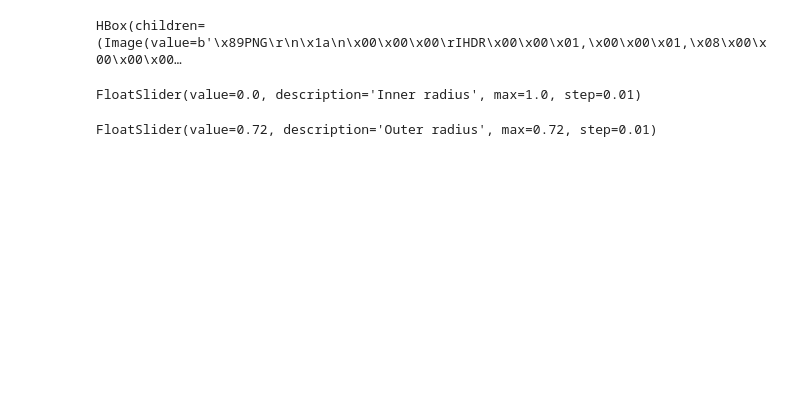
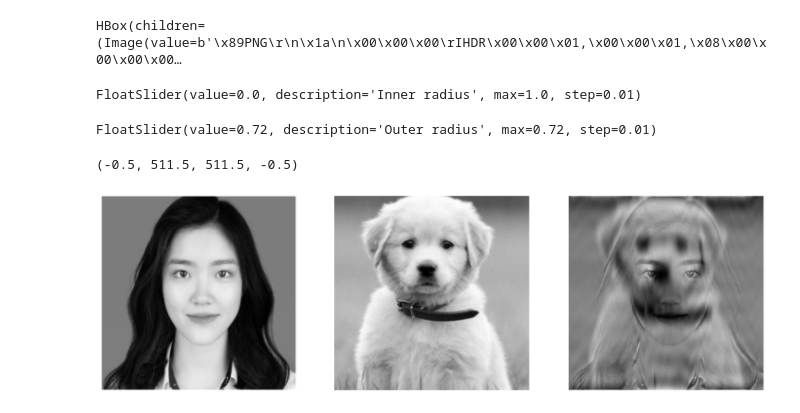
Before and after one commit to duckiendoan/INT3404E_ImageProcessing, a Jupyter notebook: HW2/ex234.ipynb, the cells around one changed output. Saved outputs shown, nothing was run; the diff lists cells and outputs as text; code cells hidden in the pictures; blank space fills up the shorter version.

```diff
--- a/HW2/ex234.ipynb
+++ b/HW2/ex234.ipynb
@@ -86,24 +86,37 @@ def read_img(img_path, img_size=(512, 512)):
 
 
 def create_hybrid_img(img1, img2, r):
-  """
-  Create hydrid image
-  Params:
+    """
+    Create hydrid image
+    Params:
     img1: numpy image 1
     img2: numpy image 2
     r: radius that defines the filled circle of frequency of image 1. Refer to the homework title to know more.
-  """
+    """
   # You need to implement the function
+    fft1 = np.fft.fft2(img1)
+    fft2 = np.fft.fft2(img2)
+    fft1 = np.fft.fftshift(fft1)
+    fft2 = np.fft.fftshift(fft2)
+    cy, cx = img1.shape[0] // 2, img1.shape[1] // 2
+    mask = np.fromfunction(lambda i, j: ((i-cy)**2 + (i - cx) ** 2) ** 0.5, img1.shape) <= r
+    masked_img = (fft1 * mask + fft2 * ~mask) / 2
+    shifted_masked_img = np.fft.ifftshift(masked_img)
+    hybrid_img = np.abs(np.fft.ifft2(shifted_masked_img))
+    return hybrid_img.astype(img1.dtype)
 # %%
-image_1_path = "" # <-- need to change
-image_2_path = "" # <-- need to change
+image_1_path = "ex21.png" # <-- need to change
+image_2_path = "ex22.png" # <-- need to change
 img_1 = read_img(image_1_path)
 img_2 = read_img(image_2_path)
 hybrid_img = create_hybrid_img(img_2, img_1, 14)
 fig, axes = plt.subplots(nrows=1, ncols=3, figsize=(18, 15))
 axes[0].imshow(img_1, cmap="gray")
 axes[0].axis("off")
 axes[1].imshow(img_2, cmap="gray")
 axes[1].axis("off")
 axes[2].imshow(hybrid_img, cmap="gray")
 axes[2].axis("off")
+# %% [output]
+(-0.5, 511.5, 511.5, -0.5)
+[figure, added]
```
Also changed, not shown: 3 other files.
